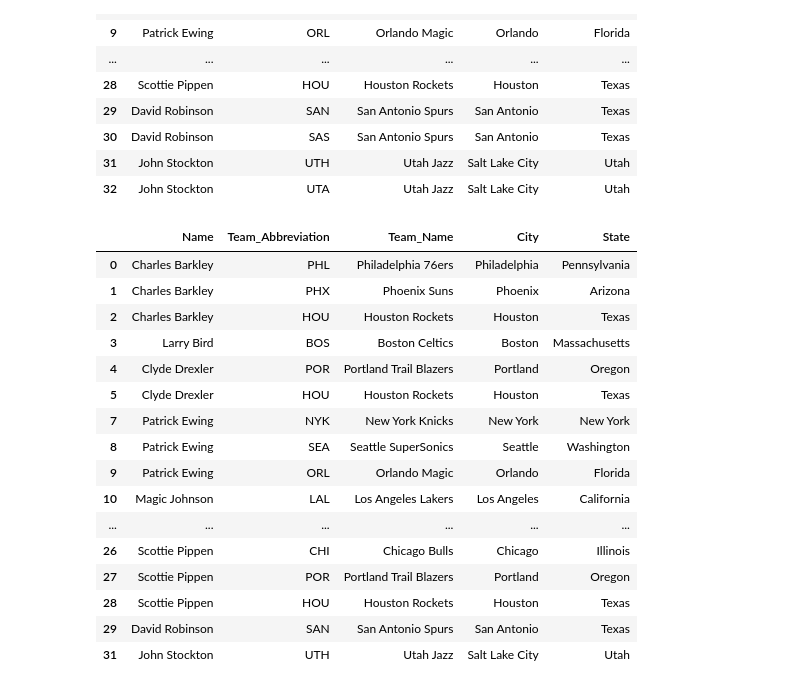
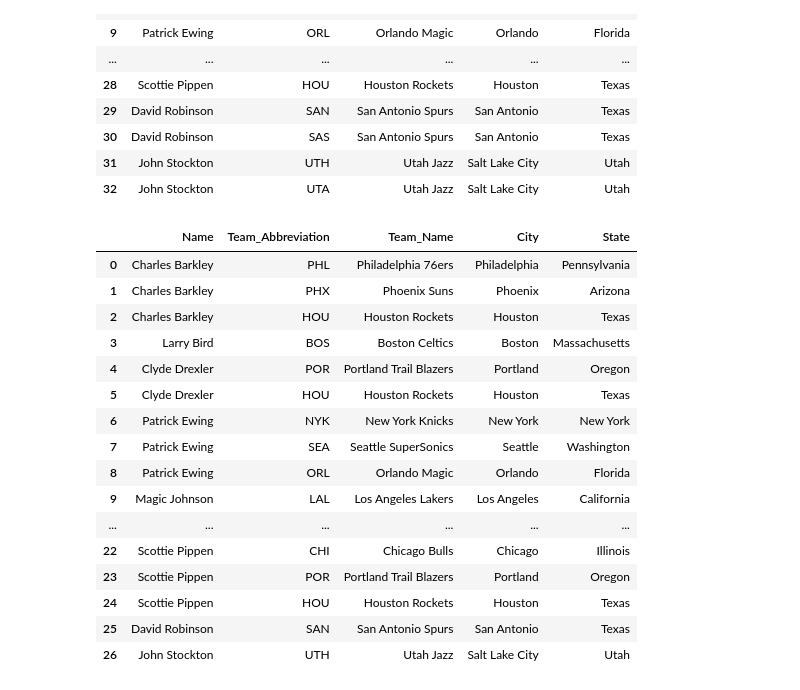
Before and after one commit to e-harrell/dreamteam92, a Jupyter notebook: project notebook.ipynb, the cells around one changed output. Cells and saved outputs as stored; diff of their text form; code cells hidden in the pictures.

Commit message:
got rid of error message when adding column and got map to display multiple players per city

```diff
--- a/project notebook.ipynb
+++ b/project notebook.ipynb
@@ -179,7 +397,7 @@ memory usage: 42.3+ KB
 | 192 | 304 | 2002-03 | 00 | 1610612762 | UTA | 41.0 | 82 | 82 | 2275 | ... |
 5 rows × 28 columns
 # %%
-#create variables for dataframe to map data on
+#create variables for dataframe to prep for mapping teams and cities
 Name=[]
 Team_Abbreviation=[]
 Team_Name=[]
@@ -194,18 +412,12 @@ for x in roster:
         a=teams.find_team_by_abbreviation(y)
         if a is None:
             Team_Name.append(np.nan)
+            City.append(np.nan)
+            State.append(np.nan)
         else:
             Team_Name.append(a['full_name'])
-        b=teams.find_team_by_abbreviation(y)
-        if b is None:
-            City.append(np.nan)
-        else:
-            City.append(b['city'])
-        c=teams.find_team_by_abbreviation(y)
-        if c is None:
-            State.append(np.nan)
-        else:
-            State.append(c['state'])
+            City.append(a['city'])
+            State.append(a['state'])
 # %%
 #create datafraame from lists
 mapdata=pd.DataFrame({'Name': Name,
@@ -304,24 +516,24 @@ mapdata
 | 32 | John Stockton | UTA | Utah Jazz | Salt Lake City | Utah |
 # %%
 #remove duplicate teams for players
-mapdata=mapdata.drop_duplicates(subset=['Name', 'Team_Name'], keep='first')
+mapdata=mapdata.drop_duplicates(subset=['Name', 'Team_Name'], keep='first').reset_index(drop=True)
 mapdata
 # %% [output]
 |  | Name | Team_Abbreviation | Team_Name | City | State |
 | 0 | Charles Barkley | PHL | Philadelphia 76ers | Philadelphia | Pennsylvania |
 | 1 | Charles Barkley | PHX | Phoenix Suns | Phoenix | Arizona |
 | 2 | Charles Barkley | HOU | Houston Rockets | Houston | Texas |
 | 3 | Larry Bird | BOS | Boston Celtics | Boston | Massachusetts |
 | 4 | Clyde Drexler | POR | Portland Trail Blazers | Portland | Oregon |
 | 5 | Clyde Drexler | HOU | Houston Rockets | Houston | Texas |
-| 7 | Patrick Ewing | NYK | New York Knicks | New York | New York |
-| 8 | Patrick Ewing | SEA | Seattle SuperSonics | Seattle | Washington |
-| 9 | Patrick Ewing | ORL | Orlando Magic | Orlando | Florida |
-| 10 | Magic Johnson | LAL | Los Angeles Lakers | Los Angeles | California |
+| 6 | Patrick Ewing | NYK | New York Knicks | New York | New York |
+| 7 | Patrick Ewing | SEA | Seattle SuperSonics | Seattle | Washington |
+| 8 | Patrick Ewing | ORL | Orlando Magic | Orlando | Florida |
+| 9 | Magic Johnson | LAL | Los Angeles Lakers | Los Angeles | California |
 | ... | ... | ... | ... | ... | ... |
-| 26 | Scottie Pippen | CHI | Chicago Bulls | Chicago | Illinois |
-| 27 | Scottie Pippen | POR | Portland Trail Blazers | Portland | Oregon |
-| 28 | Scottie Pippen | HOU | Houston Rockets | Houston | Texas |
-| 29 | David Robinson | SAN | San Antonio Spurs | San Antonio | Texas |
-| 31 | John Stockton | UTH | Utah Jazz | Salt Lake City | Utah |
+| 22 | Scottie Pippen | CHI | Chicago Bulls | Chicago | Illinois |
+| 23 | Scottie Pippen | POR | Portland Trail Blazers | Portland | Oregon |
+| 24 | Scottie Pippen | HOU | Houston Rockets | Houston | Texas |
+| 25 | David Robinson | SAN | San Antonio Spurs | San Antonio | Texas |
+| 26 | John Stockton | UTH | Utah Jazz | Salt Lake City | Utah |
 # %%
```
Also changed, not shown: parts of 13 cells of this notebook.
